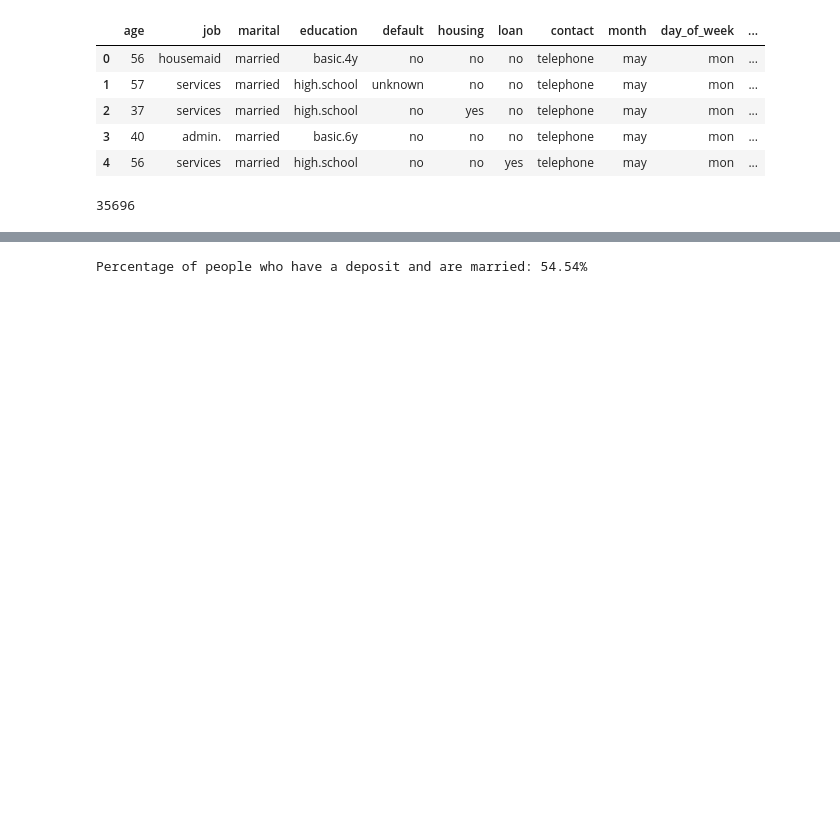
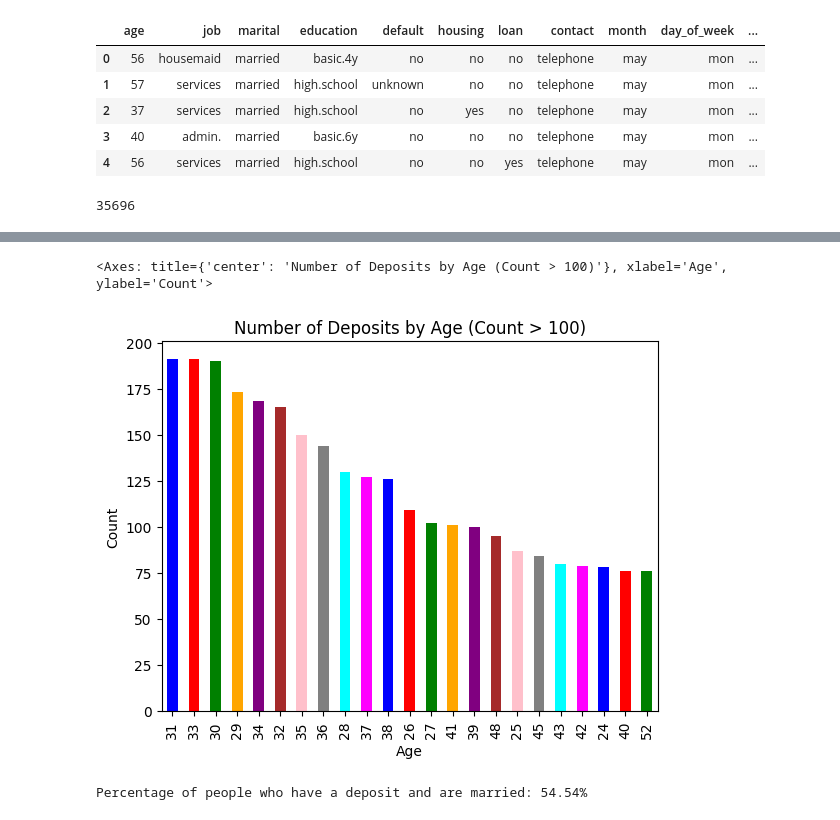
Before and after one commit to levi-wj/bank_case_study, a Jupyter notebook: josh_starter_bank.ipynb, the cells around one changed output, grey strips where cells are left out. Saved outputs shown, nothing was run; the diff lists cells and outputs as text; code cells hidden in the pictures; blank space fills up the shorter version.

```diff
--- a/josh_starter_bank.ipynb
+++ b/josh_starter_bank.ipynb
@@ -38,3 +30,13 @@ have_deposit
+# %%
+age_counts = have_deposit.age.value_counts()
+
+# Filter the ages where the count is greater than 100
+filtered_age_counts = age_counts[age_counts > 75]
+
+filtered_age_counts.plot(kind='bar', color=colors, xlabel='Age', ylabel='Count', title='Number of Deposits by Age (Count > 100)')
+# %% [output]
+<Axes: title={'center': 'Number of Deposits by Age (Count > 100)'}, xlabel='Age', ylabel='Count'>
+[figure, added]
 # %%
 # Filter the DataFrame to include only people who have a deposit
 deposit_df = df[df['y'] == 'yes']
```
Also changed, not shown: parts of 2 cells of this notebook.
